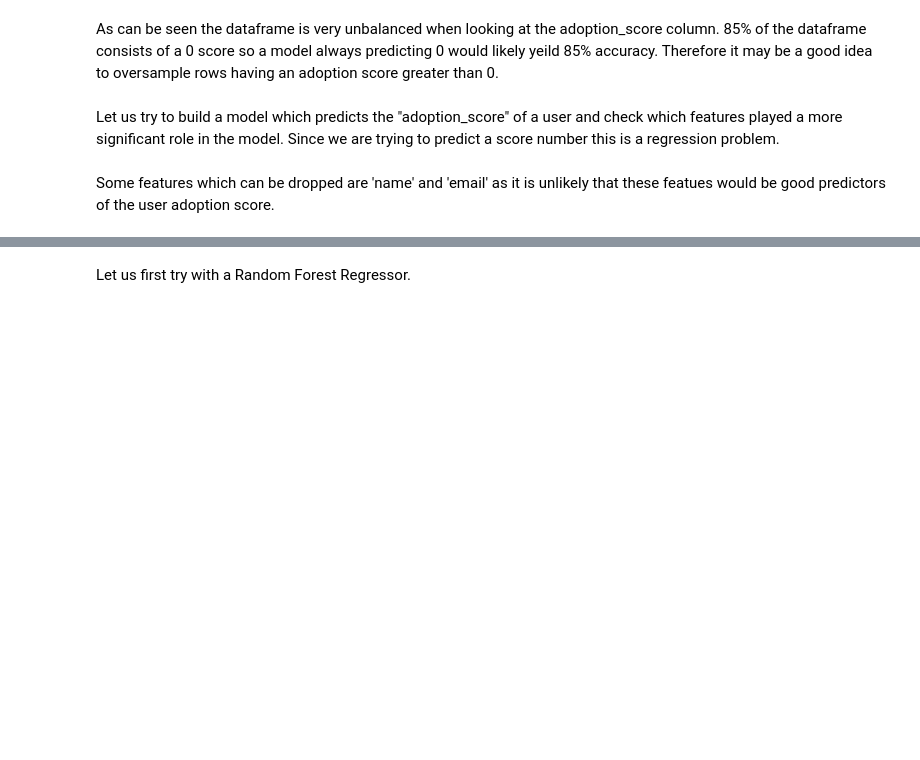
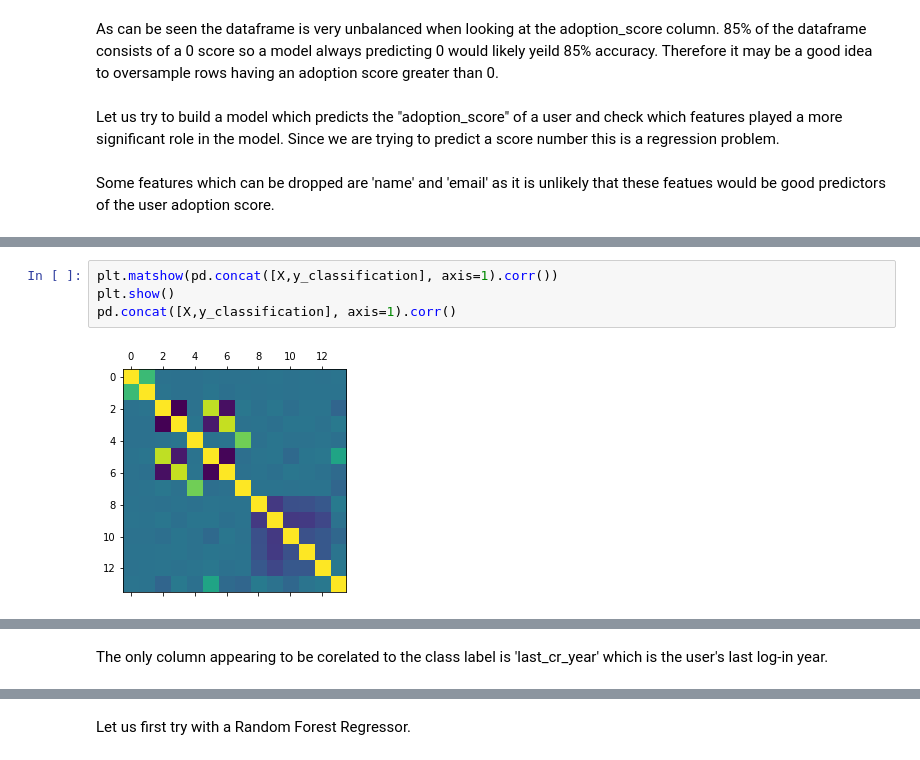
Before and after one commit to fsafe/relax_challenge, a Jupyter notebook: relax_challenge.ipynb, the cells around one changed output, grey strips where cells are left out. Drawn from its saved outputs; the diff is of its cells as text; blank space fills up the shorter version.

```diff
--- a/relax_challenge.ipynb
+++ b/relax_challenge.ipynb
@@ -342,0 +433,6 @@ X
+# %%
+plt.matshow(pd.concat([X,y_classification], axis=1).corr())
+plt.show()
+pd.concat([X,y_classification], axis=1).corr()
+# %% [output]
+[figure, added]
@@ -343 +454,3 @@ X
+# %% [markdown]
+The only column appearing to be corelated to the class label is 'last_cr_year' which is the user's last log-in year.
 # %%
```
Also changed, not shown: parts of 48 cells of this notebook.
